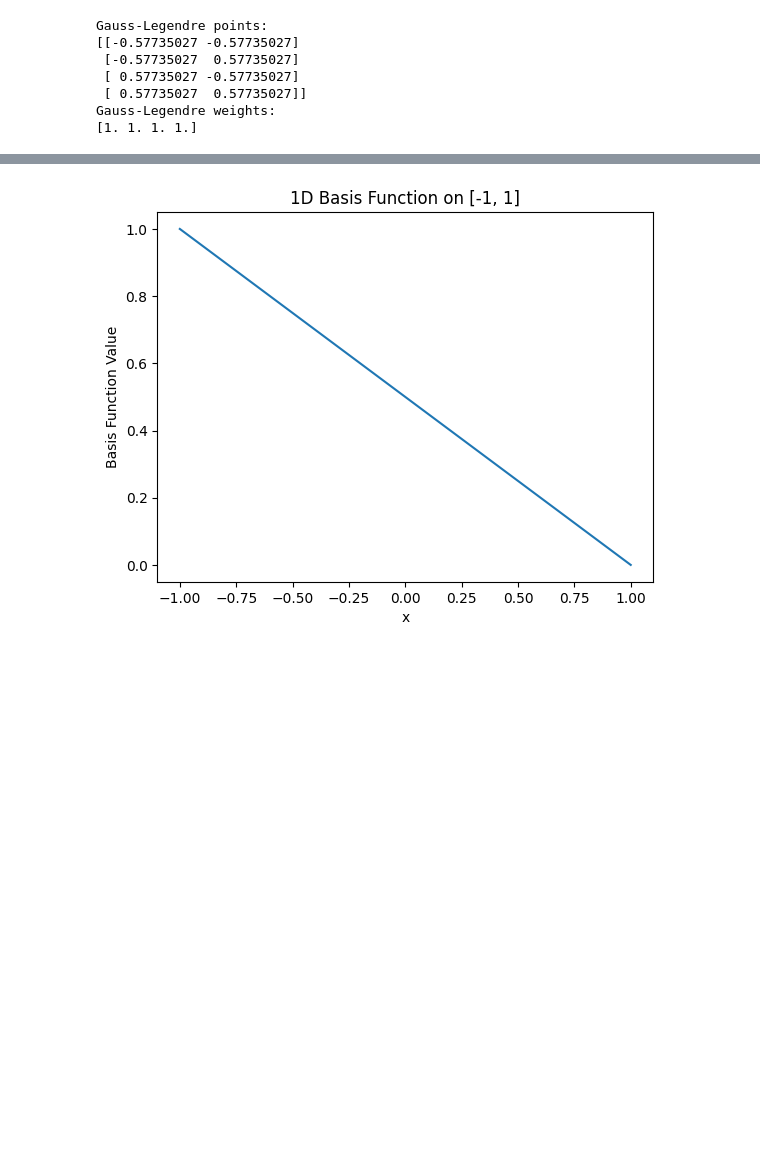
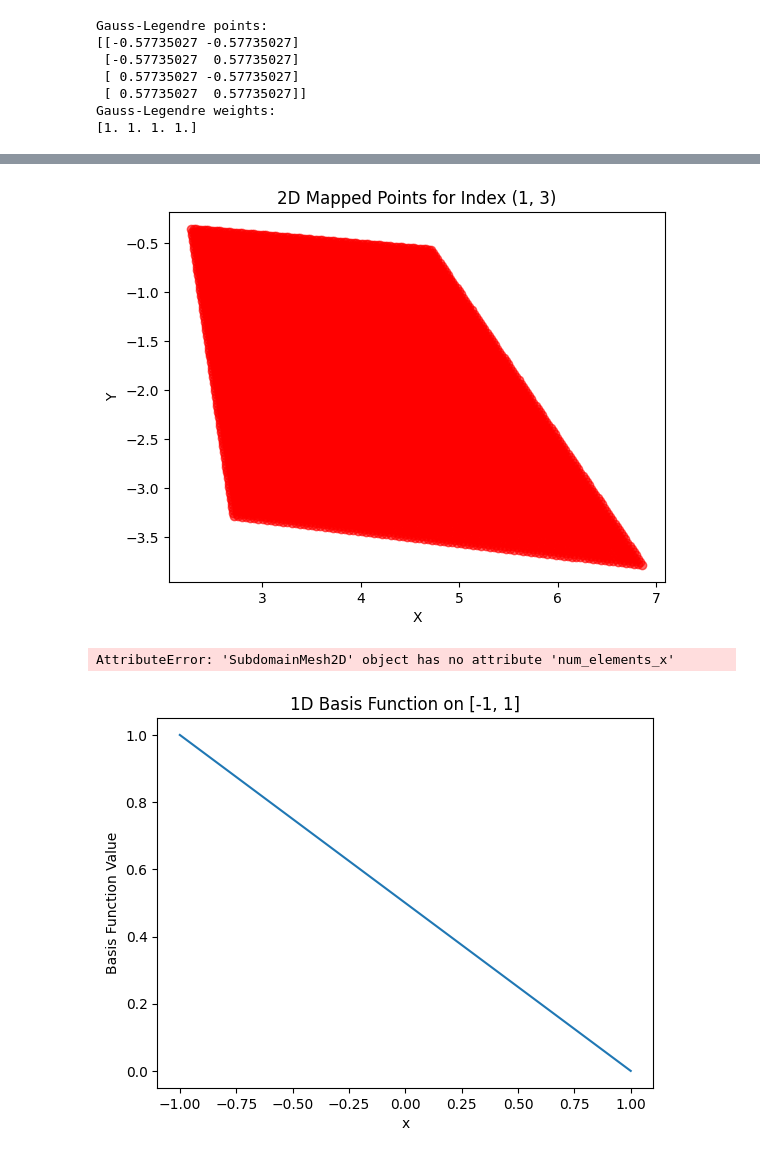
Before and after one commit to MazenAli/TT-FEMesh, a Jupyter notebook: notebooks/prototyping.ipynb, the cells around one changed output, grey strips where cells are left out. Drawn from its saved outputs; the diff is of its cells as text; code cells hidden in the pictures; blank space fills up the shorter version.

Commit message:
feat (mesh): work on 2d mesh

```diff
--- a/notebooks/prototyping.ipynb
+++ b/notebooks/prototyping.ipynb
@@ -139,7 +139,8 @@ from tnfemesh.quadrature import GaussLegendre
 order = 2
 dimension = 2
 
-points, weights = GaussLegendre.compute(order, dimension)
+points, weights = GaussLegendre.compute_points_weights(order, dimension)
+qrule = GaussLegendre(order, dimension)
 print("Gauss-Legendre points:")
 print(points)
 print("Gauss-Legendre weights:")
@@ -155,3 +160,16 @@ Gauss-Legendre weights:
+# %%
+from tnfemesh.mesh import SubdomainMesh2D
+mesh_exponent = 3
+subdmesh = SubdomainMesh2D(quad3, qrule, mesh_exponent)
+index = (1, 3)
+
+subdmesh.plot_element(index)
+# %% [output]
+[figure, added]
+# %%
+subdmesh.plot()
+# %% [output]
+AttributeError: 'SubdomainMesh2D' object has no attribute 'num_elements_x'
 # %%
 from tnfemesh.basis import LinearBasis1D, TensorProductBasis
 basis1d = LinearBasis1D()
```
Also changed, not shown: parts of 2 cells of this notebook, 7 other files.
